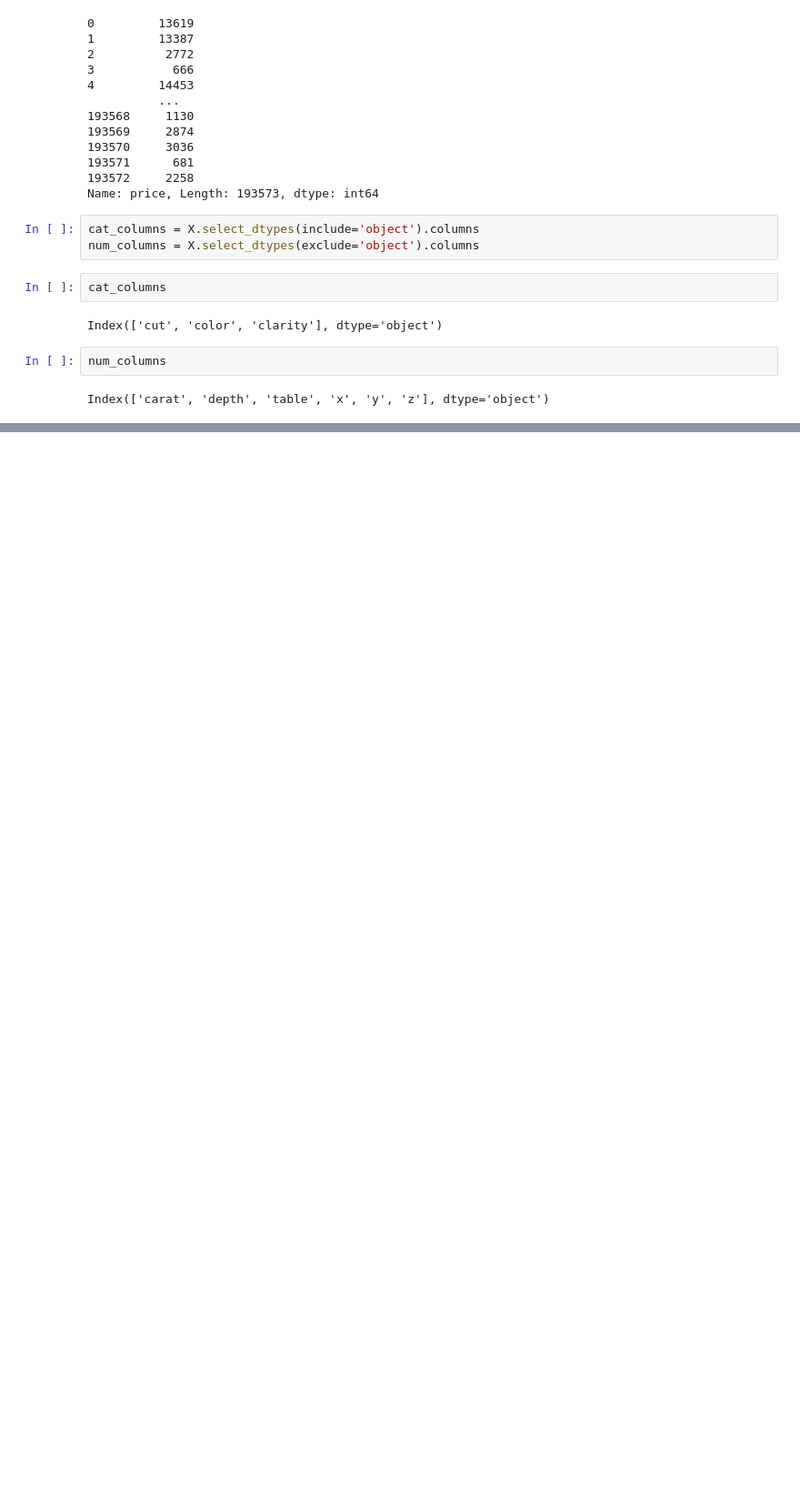
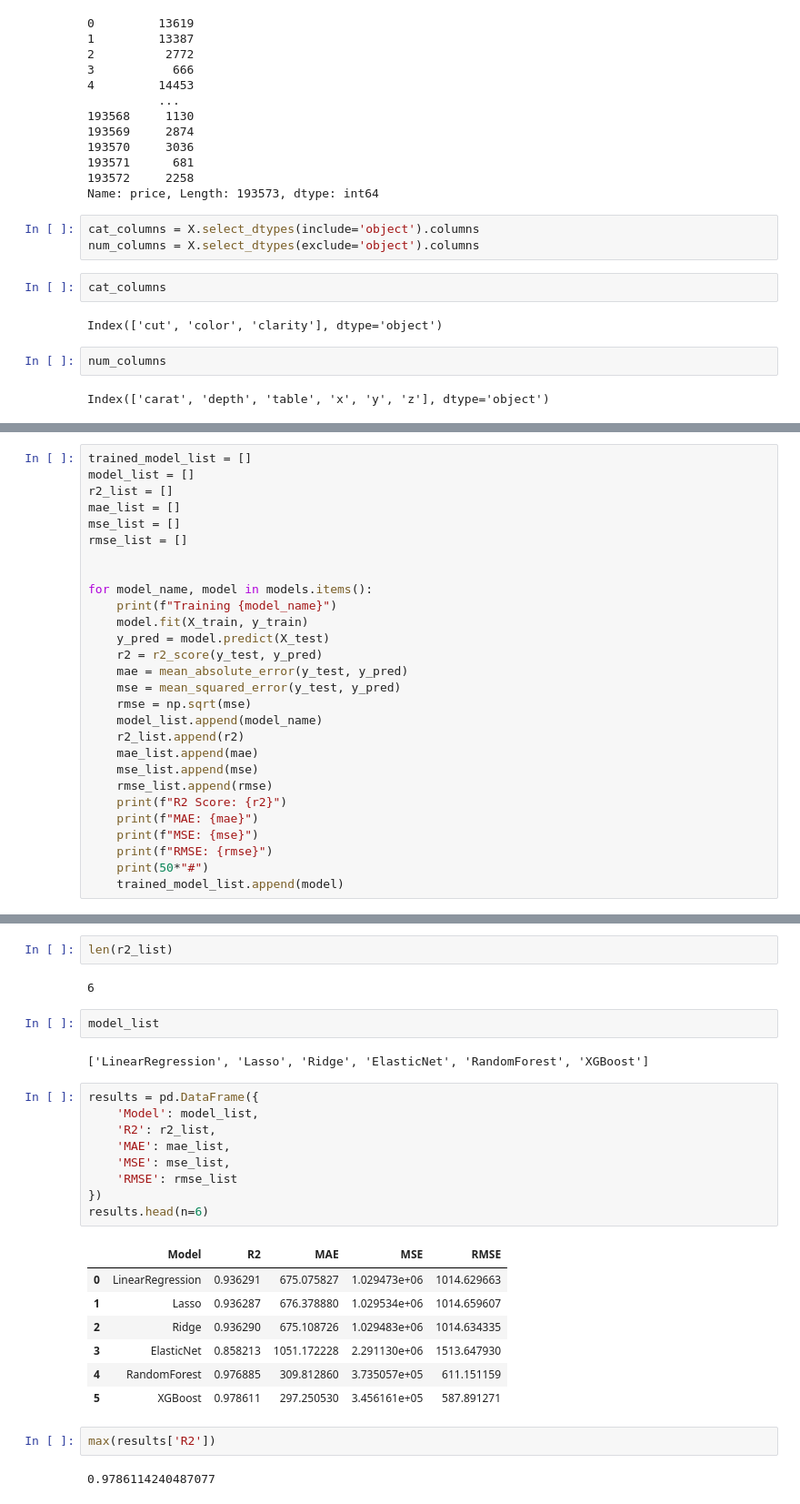
Before and after one commit to kowshik24/firstproject, a Jupyter notebook: experiment/experiments.ipynb, the cells around one changed output, grey strips where cells are left out. Shown at 91% size. Drawn from its saved outputs; the diff is of its cells as text; blank space fills up the shorter version.

```diff
--- a/experiment/experiments.ipynb
+++ b/experiment/experiments.ipynb
@@ -377,0 +497,28 @@ cat_pipeline = Pipeline()
+# %%
+trained_model_list = []
+model_list = []
+r2_list = []
+mae_list = []
+mse_list = []
+rmse_list = []
+
+
+for model_name, model in models.items():
+    print(f"Training {model_name}")
+    model.fit(X_train, y_train)
+    y_pred = model.predict(X_test)
+    r2 = r2_score(y_test, y_pred)
+    mae = mean_absolute_error(y_test, y_pred)
+    mse = mean_squared_error(y_test, y_pred)
+    rmse = np.sqrt(mse)
+    model_list.append(model_name)
+    r2_list.append(r2)
+    mae_list.append(mae)
+    mse_list.append(mse)
+    rmse_list.append(rmse)
+    print(f"R2 Score: {r2}")
+    print(f"MAE: {mae}")
+    print(f"MSE: {mse}")
+    print(f"RMSE: {rmse}")
+    print(50*"#")
+    trained_model_list.append(model)
@@ -377,0 +543,29 @@ cat_pipeline = Pipeline()
+# %%
+len(r2_list)
+# %% [output]
+6
+# %%
+model_list
+# %% [output]
+['LinearRegression', 'Lasso', 'Ridge', 'ElasticNet', 'RandomForest', 'XGBoost']
+# %%
+results = pd.DataFrame({
+    'Model': model_list,
+    'R2': r2_list,
+    'MAE': mae_list,
+    'MSE': mse_list,
+    'RMSE': rmse_list
+})
+results.head(n=6)
+# %% [output]
+|  | Model | R2 | MAE | MSE | RMSE |
+| 0 | LinearRegression | 0.936291 | 675.075827 | 1.029473e+06 | 1014.629663 |
+| 1 | Lasso | 0.936287 | 676.378880 | 1.029534e+06 | 1014.659607 |
+| 2 | Ridge | 0.936290 | 675.108726 | 1.029483e+06 | 1014.634335 |
+| 3 | ElasticNet | 0.858213 | 1051.172228 | 2.291130e+06 | 1513.647930 |
+| 4 | RandomForest | 0.976885 | 309.812860 | 3.735057e+05 | 611.151159 |
+| 5 | XGBoost | 0.978611 | 297.250530 | 3.456161e+05 | 587.891271 |
+# %%
+max(results['R2'])
+# %% [output]
+0.9786114240487077
```
Also changed, not shown: parts of 19 cells of this notebook.
